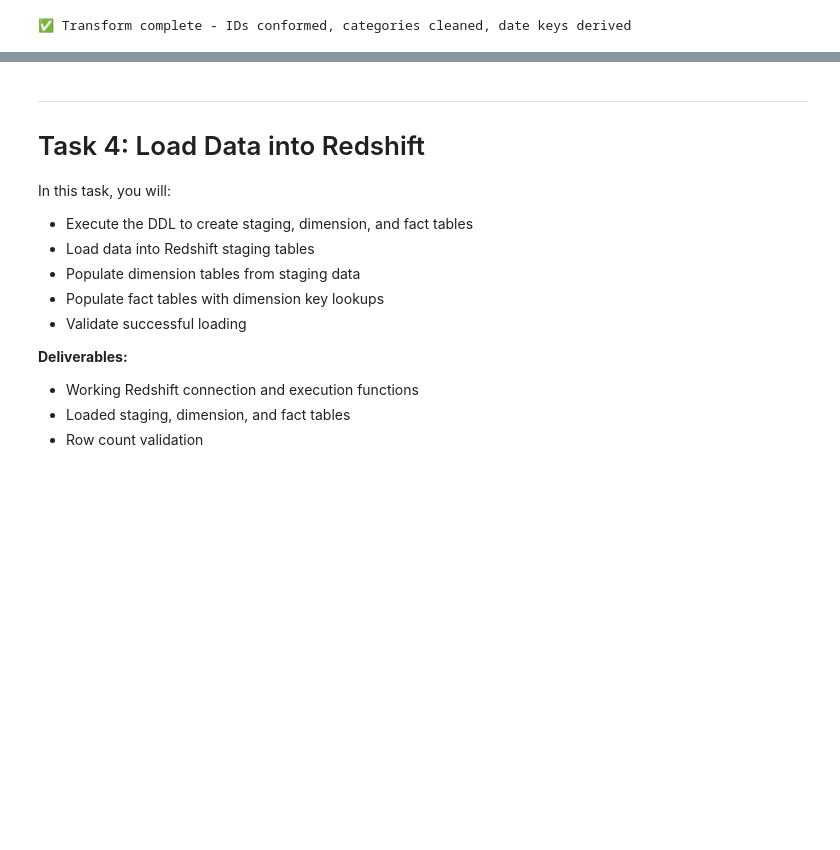
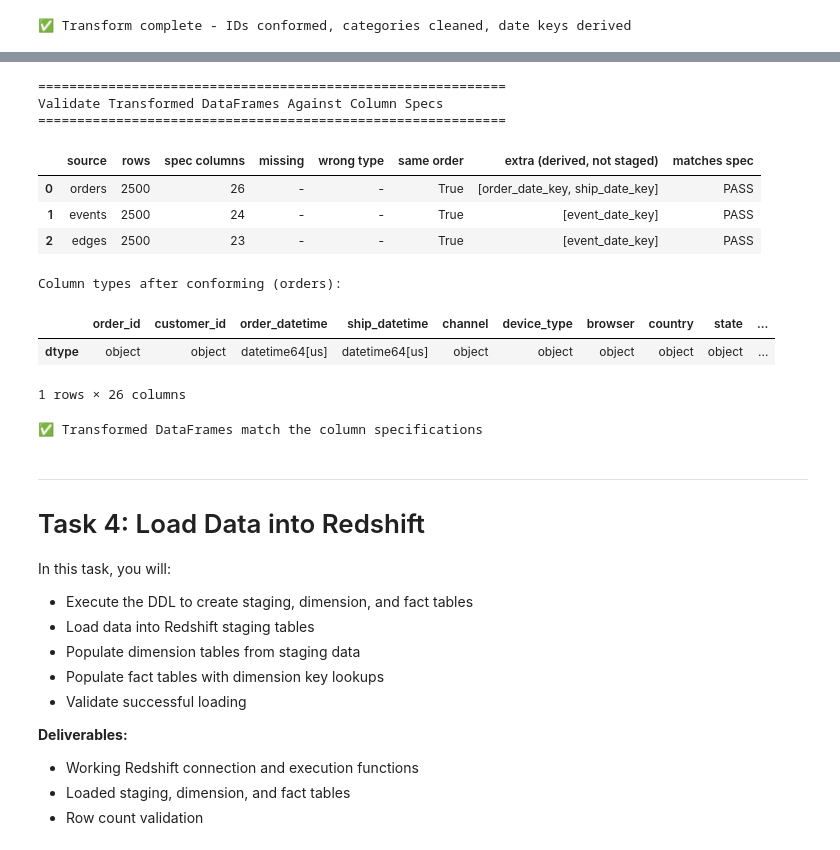
Before and after one commit to mlvectorquest/data-warehouse-on-aws, a Jupyter notebook: starter.ipynb, the cells around one changed output, grey strips where cells are left out. Saved outputs shown, nothing was run; the diff lists cells and outputs as text; code cells hidden in the pictures; blank space fills up the shorter version.

```diff
--- a/starter.ipynb
+++ b/starter.ipynb
@@ -1104,3 +1108,77 @@ Derived date keys (sample):
+# %%
+# ========= Task 3.5: Conform types and validate the transformed DataFrames against the column specs
+print("=" * 60)
+print("Validate Transformed DataFrames Against Column Specs")
+print("=" * 60)
+
+def to_bool(value):
+    if pd.isna(value) or isinstance(value, (bool, np.bool_)):
+        return value
+    return str(value).strip().lower() == "true"
+
+def cast_to_spec(df, colspec):
+    """Cast each spec column to the pandas type that matches its kind."""
+    for col, kind in colspec:
+        if kind == "s":
+            df[col] = df[col].astype(object)
+        elif kind == "ts":
+            df[col] = pd.to_datetime(df[col])
+        elif kind == "i":
+            df[col] = pd.to_numeric(df[col]).astype("Int64")
+        elif kind == "f":
+            df[col] = pd.to_numeric(df[col]).astype("float64")
+        elif kind == "b":
+            df[col] = df[col].map(to_bool).astype("boolean")
+    return df
+
+KIND_CHECKS = {
+    "s":  lambda s: pd.api.types.is_object_dtype(s) or pd.api.types.is_string_dtype(s),
+    "ts": pd.api.types.is_datetime64_any_dtype,
+    "i":  pd.api.types.is_integer_dtype,
+    "f":  pd.api.types.is_float_dtype,
+    "b":  pd.api.types.is_bool_dtype,
+}
+
+orders = cast_to_spec(orders, ORDERS_COLSPEC)
+events = cast_to_spec(events, EVENTS_COLSPEC)
+edges = cast_to_spec(edges, EDGES_COLSPEC)
+
+report = []
+for name, df, colspec in [("orders", orders, ORDERS_COLSPEC),
+                          ("events", events, EVENTS_COLSPEC),
+                          ("edges", edges, EDGES_COLSPEC)]:
+    spec_columns = [c for c, _ in colspec]
+    missing = [c for c in spec_columns if c not in df.columns]
+    extra = [c for c in df.columns if c not in spec_columns]
+    wrong_type = [f"{c} ({kind})" for c, kind in colspec if c in df.columns and not KIND_CHECKS[kind](df[c])]
+    in_order = [c for c in df.columns if c in spec_columns] == spec_columns
+    ok = not missing and not wrong_type and in_order
+    report.append({
+        "source": name, "rows": len(df), "spec columns": len(spec_columns),
+        "missing": missing or "-", "wrong type": wrong_type or "-",
+        "same order": in_order, "extra (derived, not staged)": extra or "-",
+        "matches spec": "PASS" if ok else "FAIL",
+    })
+
+display(pd.DataFrame(report))
+assert all(r["matches spec"] == "PASS" for r in report), "Transformed DataFrames do not match the column specs"
+
+print("\nColumn types after conforming (orders):")
+display(orders[[c for c, _ in ORDERS_COLSPEC]].dtypes.rename("dtype").to_frame().T)
+print("\n✅ Transformed DataFrames match the column specifications")
+# %% [output]
+============================================================
+Validate Transformed DataFrames Against Column Specs
+============================================================
+|  | source | rows | spec columns | missing | wrong type | same order | extra (derived, not staged) | matches spec |
+| 0 | orders | 2500 | 26 | - | - | True | [order_date_key, ship_date_key] | PASS |
+| 1 | events | 2500 | 24 | - | - | True | [event_date_key] | PASS |
+| 2 | edges | 2500 | 23 | - | - | True | [event_date_key] | PASS |
+Column types after conforming (orders):
+|  | order_id | customer_id | order_datetime | ship_datetime | channel | device_type | browser | country | state | ... |
+| dtype | object | object | datetime64[us] | datetime64[us] | object | object | object | object | object | ... |
+1 rows × 26 columns
+✅ Transformed DataFrames match the column specifications
 # %% [markdown]
 ---
 # Task 4: Load Data into Redshift
```
Also changed, not shown: parts of 2 cells of this notebook.
